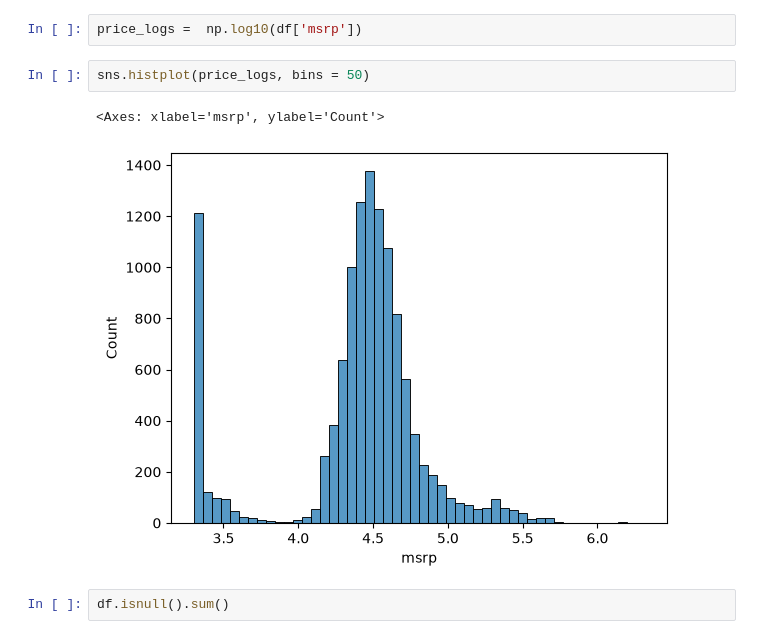
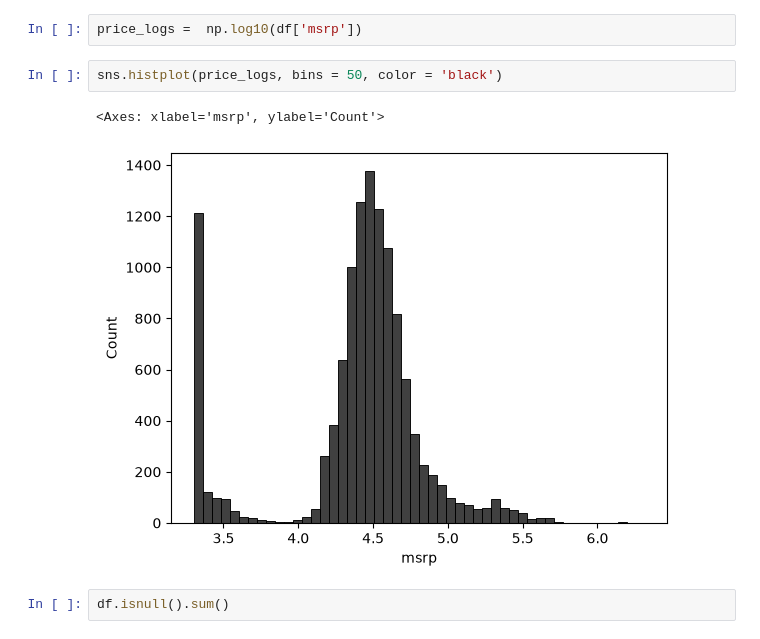
Before and after one commit to GabrielFerreiraAbel/Math-to-models, a Jupyter notebook: machine_learning/2.predict-car-price/predict-car-price.ipynb, the cells around one changed output. Cells and saved outputs as stored; diff of their text form.

```diff
--- a/machine_learning/2.predict-car-price/predict-car-price.ipynb
+++ b/machine_learning/2.predict-car-price/predict-car-price.ipynb
@@ -90,10 +90,10 @@ $$y = e^{y'} - 1$$
 # %%
 price_logs =  np.log10(df['msrp'])
 # %%
-sns.histplot(price_logs, bins = 50)
+sns.histplot(price_logs, bins = 50, color = 'black')
 # %% [output]
 <Axes: xlabel='msrp', ylabel='Count'>
-[figure, old version]
+[figure, new version]
 # %%
 df.isnull().sum()
 # %% [output]
```
Also changed, not shown: parts of 36 cells of this notebook.
